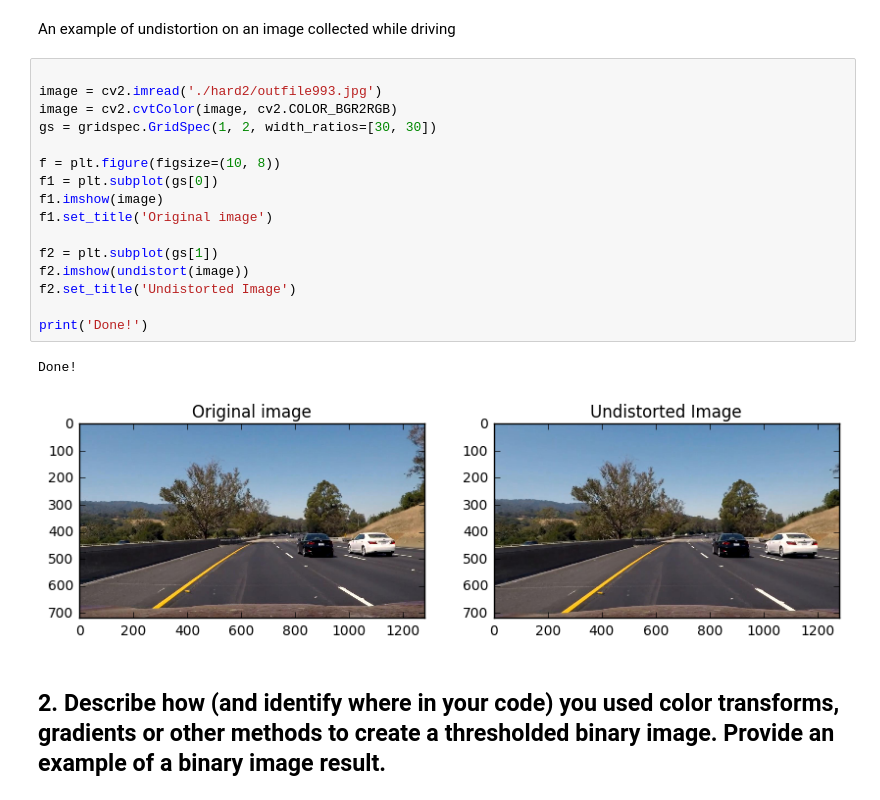
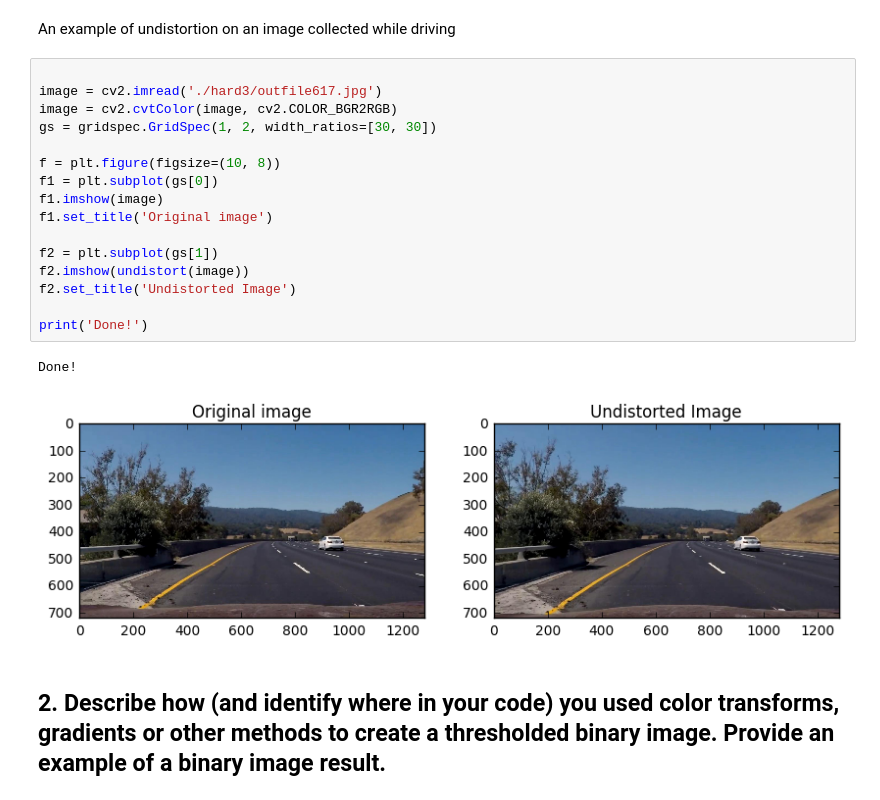
Before and after one commit to nmitsou/CarND-Advanced-Lane-Lines, a Jupyter notebook: calibrate.ipynb, the cells around one changed output. Drawn from its saved outputs; the diff is of its cells as text.

```diff
--- a/calibrate.ipynb
+++ b/calibrate.ipynb
@@ -118,23 +119,23 @@ Done!
 An example of undistortion on an image collected while driving
 # %%
 
-image = cv2.imread('./hard2/outfile993.jpg')
+image = cv2.imread('./hard3/outfile617.jpg')
 image = cv2.cvtColor(image, cv2.COLOR_BGR2RGB)
 gs = gridspec.GridSpec(1, 2, width_ratios=[30, 30])
 
 f = plt.figure(figsize=(10, 8))
 f1 = plt.subplot(gs[0])
 f1.imshow(image)
 f1.set_title('Original image')
 
 f2 = plt.subplot(gs[1])
 f2.imshow(undistort(image))
 f2.set_title('Undistorted Image')
 
 print('Done!')
 # %% [output]
 Done!
-[figure, old version]
+[figure, new version]
 # %% [markdown]
 ## 2. Describe how (and identify where in your code) you used color transforms, gradients or other methods to create a thresholded binary image. Provide an example of a binary image result.
 # %% [markdown]
```
Also changed, not shown: parts of 16 cells of this notebook, 1 other file.
